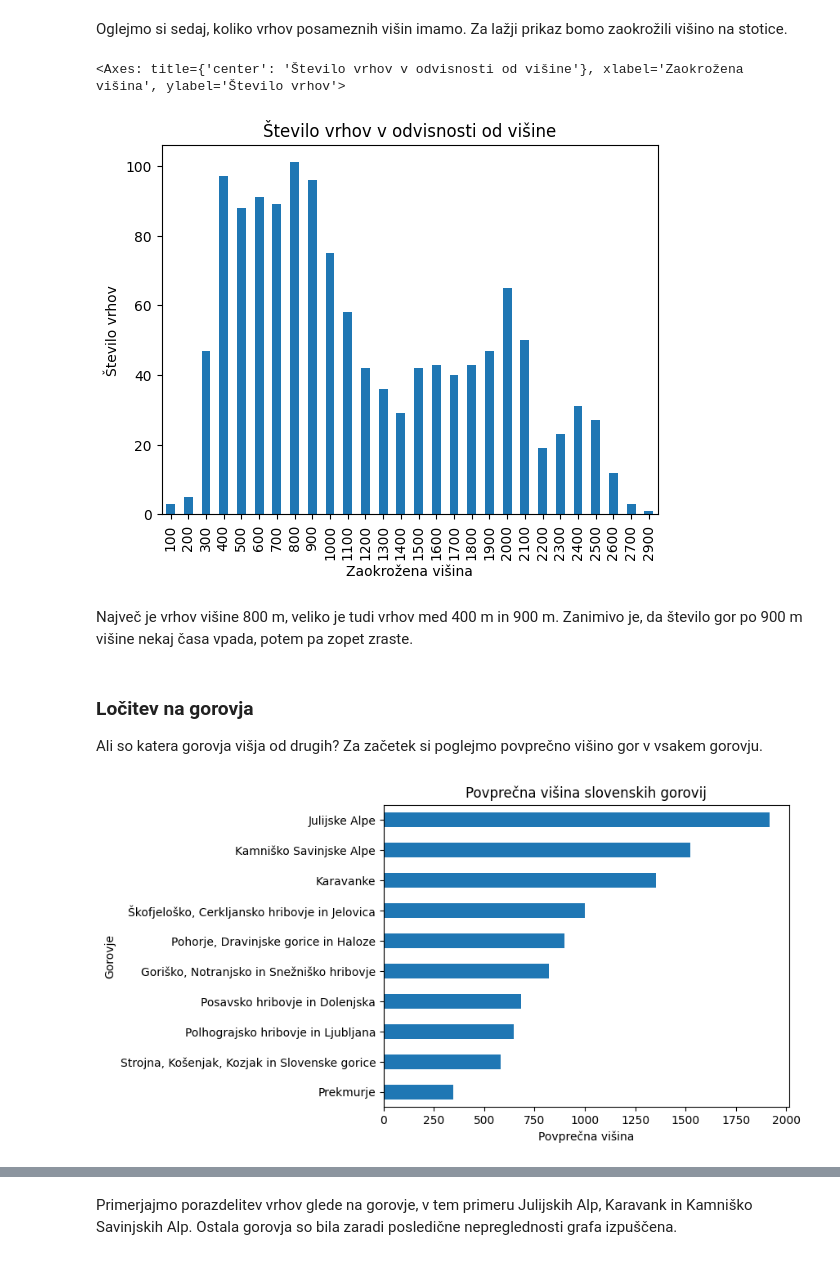
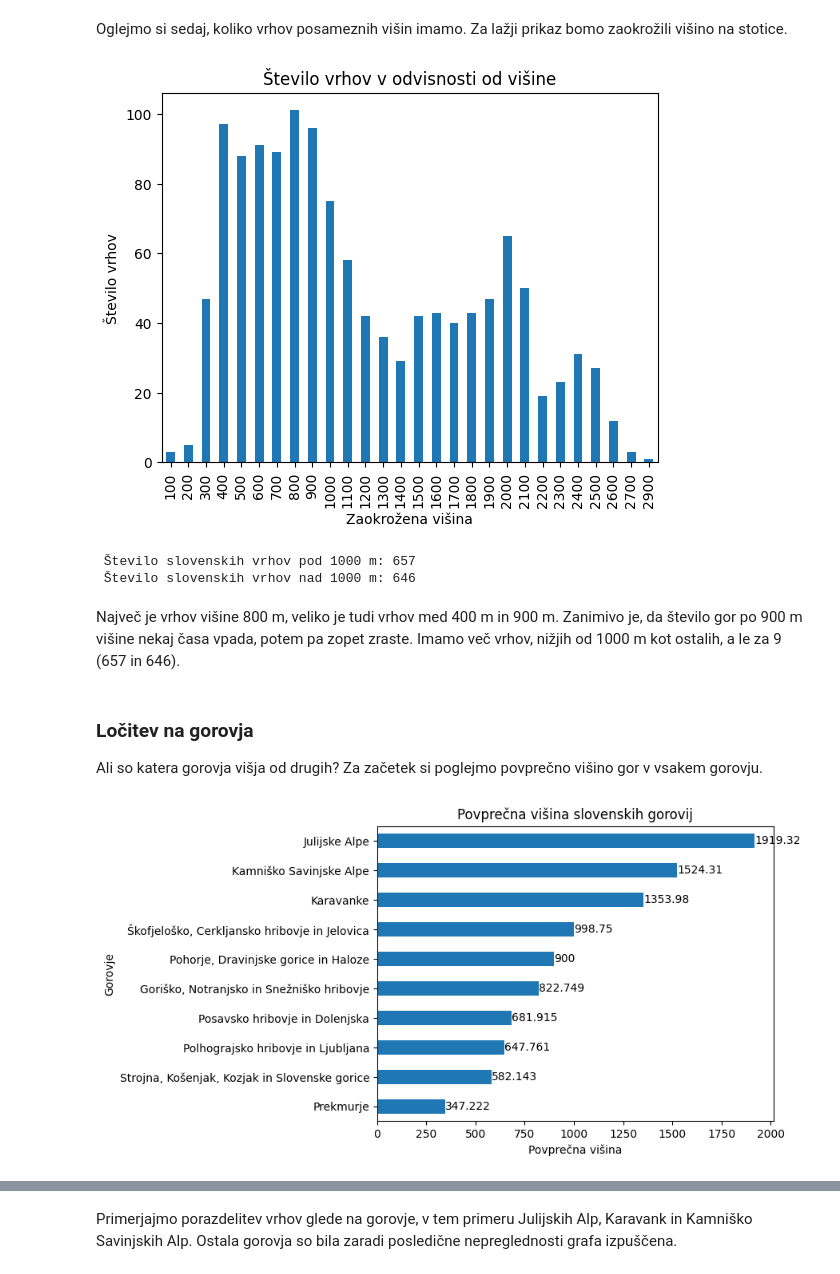
Before and after one commit to tilenzabkar/uvp-projektna-naloga, a Jupyter notebook: analiza.ipynb, the cells around one changed output, grey strips where cells are left out. Drawn from its saved outputs; the diff is of its cells as text; code cells hidden in the pictures.

```diff
--- a/analiza.ipynb
+++ b/analiza.ipynb
@@ -56,21 +56,27 @@ gore["zaokrožena višina"] = zaokrozena_visina
 slovenske_gore["zaokrožena višina"] = zaokrozena_visina
 
 po_visini = slovenske_gore.groupby("zaokrožena višina").size()
-po_visini.plot.bar(title="Število vrhov v odvisnosti od višine",xlabel="Zaokrožena višina", ylabel="Število vrhov")
+graf_po_visini = po_visini.plot.bar(title="Število vrhov v odvisnosti od višine",xlabel="Zaokrožena višina", ylabel="Število vrhov")
 # %% [output]
-<Axes: title={'center': 'Število vrhov v odvisnosti od višine'}, xlabel='Zaokrožena višina', ylabel='Število vrhov'>
 [figure]
+# %%
+pod_1000 = slovenske_gore["višina"] <= 1000
+print(f" Število slovenskih vrhov pod 1000 m: {len(slovenske_gore[pod_1000])}")
+print(f" Število slovenskih vrhov nad 1000 m: {len(slovenske_gore[~pod_1000])}")
+# %% [output]
+ Število slovenskih vrhov pod 1000 m: 657
+ Število slovenskih vrhov nad 1000 m: 646
 # %% [markdown]
-Največ je vrhov višine 800 m, veliko je tudi vrhov med 400 m in 900 m. Zanimivo je, da število gor po 900 m višine nekaj časa vpada, potem pa zopet zraste.
+Največ je vrhov višine 800 m, veliko je tudi vrhov med 400 m in 900 m. Zanimivo je, da število gor po 900 m višine nekaj časa vpada, potem pa zopet zraste. Imamo več vrhov, nižjih od 1000 m kot ostalih, a le za 9 (657 in 646).
 # %% [markdown]
 ### Ločitev na gorovja
 
 Ali so katera gorovja višja od drugih? Za začetek si poglejmo povprečno višino gor v vsakem gorovju.
 # %%
 po_gorovju = slovenske_gore.groupby("gorovje")["zaokrožena višina"].mean()
-graf = po_gorovju.sort_values().plot.barh(title="Povprečna višina slovenskih gorovij", xlabel="Povprečna višina", ylabel="Gorovje")
-#for container in graf.containers:
-#    graf.bar_label(container)
+graf_po_gorovju = po_gorovju.sort_values().plot.barh(title="Povprečna višina slovenskih gorovij", xlabel="Povprečna višina", ylabel="Gorovje")
+for container in graf_po_gorovju.containers:
+    graf_po_gorovju.bar_label(container)
 # %% [output]
-[figure, old version]
+[figure, new version]
 # %% [markdown]
```
Also changed, not shown: parts of 21 cells of this notebook, 5 other files.
